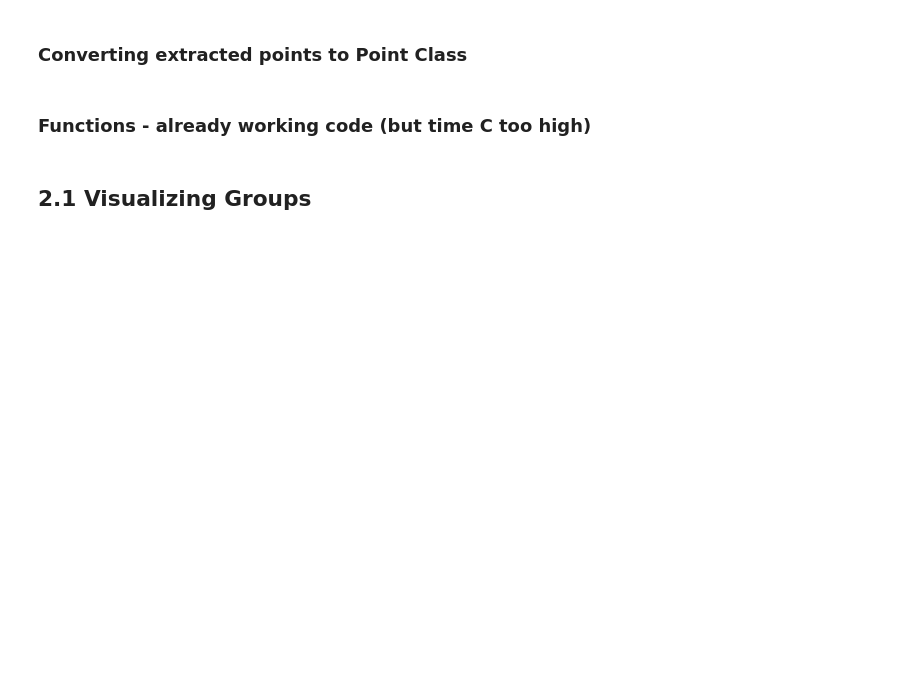
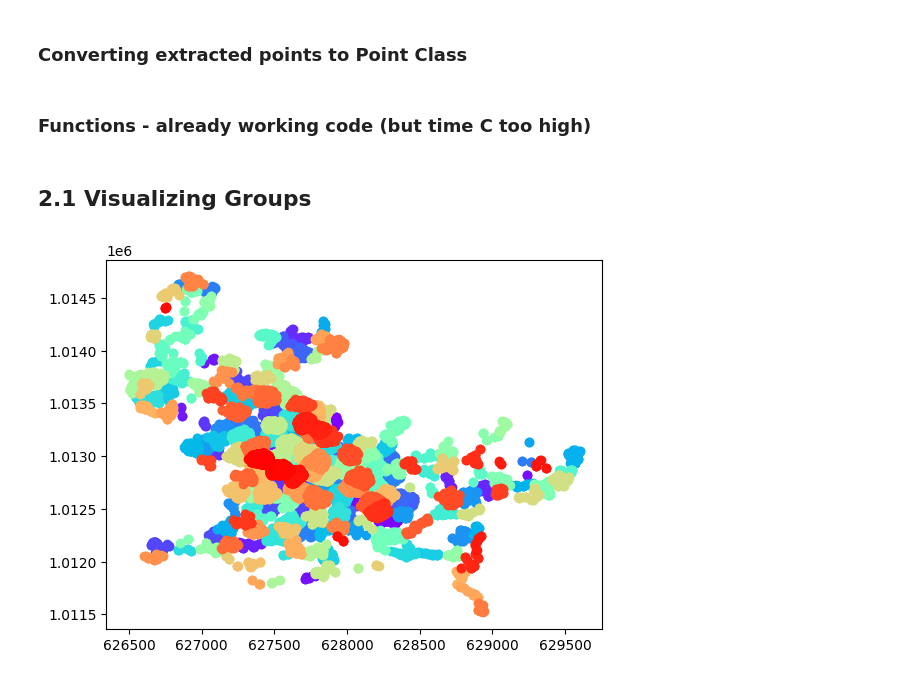
Before and after one commit to shivamabrol/Research-Animal-Movement, a Jupyter notebook: Data Transformation.ipynb, the cells around one changed output. Saved outputs shown, nothing was run; the diff lists cells and outputs as text; code cells hidden in the pictures; blank space fills up the shorter version.

```diff
--- a/Data Transformation.ipynb
+++ b/Data Transformation.ipynb
@@ -29,0 +42,3 @@ df_extract = df_gps[['utm-easting', 'utm-northing', 'timestamp']]
+# %%
+df_gps['grouping_column'] = df_gps['date'] + ' ' + df_gps['individual-local-identifier']
+df_gps['trajectory_number'] = pd.factorize(df_gps['grouping_column'])[0]
@@ -100,0 +120,4 @@ extracted_points = extract_significant_points(df_extract.to_numpy())
+# %%
+extracted_points = extract_significant_points(df_extract.to_numpy(), 10, 30, 15, 100)
+extracted_points = pd.DataFrame(extracted_points, columns=['utm-easting', 'utm-northing', 'timestamp'])
+extracted_points = pd.merge(extracted_points, df_gps, on = ['utm-easting', 'utm-northing', 'timestamp'])
@@ -276,0 +247,3 @@ grid.cells
+# %%
+max_radius = 100
+groups, grid = build_groups(points, max_radius)
@@ -276,0 +264,14 @@ grid.cells
+# %%
+def redistribute_points(P, R, G):
+# Remove all points from all groups but keep the group centroids
+    for g in R:
+        g.members.clear()
+
+    for p in P:
+        c = G.get_closest_centroid(p)
+        if(c is not None):
+            g = next((g for g in R if g.centroid == c.centroid), None)
+            g.members.add(p)
+    return R
+
+distributed_groups = redistribute_points(points, groups, grid)
@@ -281,13 +372,19 @@ grid.cells
 # %% [markdown]
 ## 2.1 Visualizing Groups
 # %%
-groups = g1
+groups = distributed_groups
 import matplotlib.pyplot as plt
 from matplotlib import cm
 colors = cm.rainbow([i/len(groups) for i in range(len(groups))])
 for i, group in enumerate(groups):
     x = [point.x for point in group.members]
     y = [point.y for point in group.members]
+#     x1 = [group.centroid.x]
+#     y1 = [group.centroid.y]
     plt.scatter(x, y, color=colors[i], label=f"Group {i+1}")
+#     plt.scatter(x1, y1, color='black', label=f"Group {i+1}")
+
 # plt.legend()
 plt.show()
+# %% [output]
+[figure, added]
```
Also changed, not shown: parts of 37 cells of this notebook, 2 other files.
